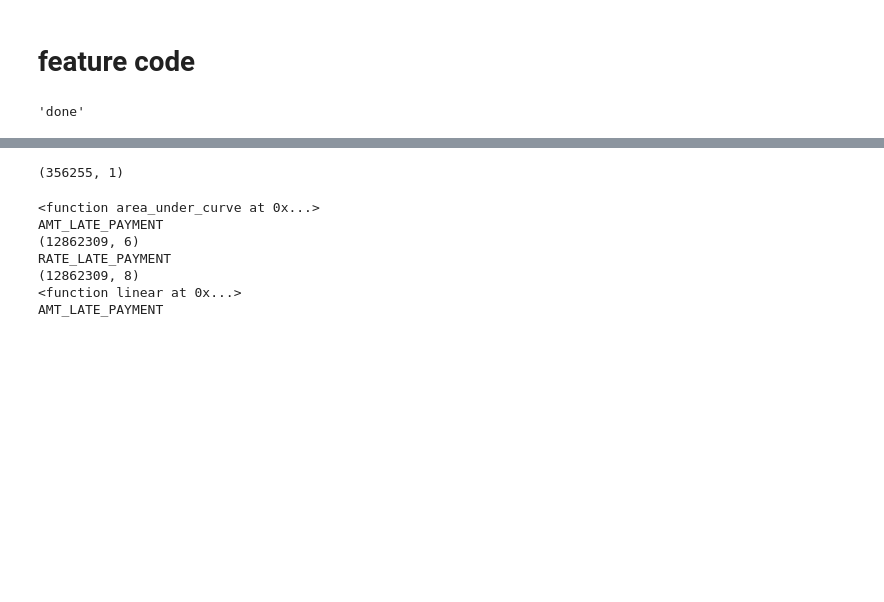
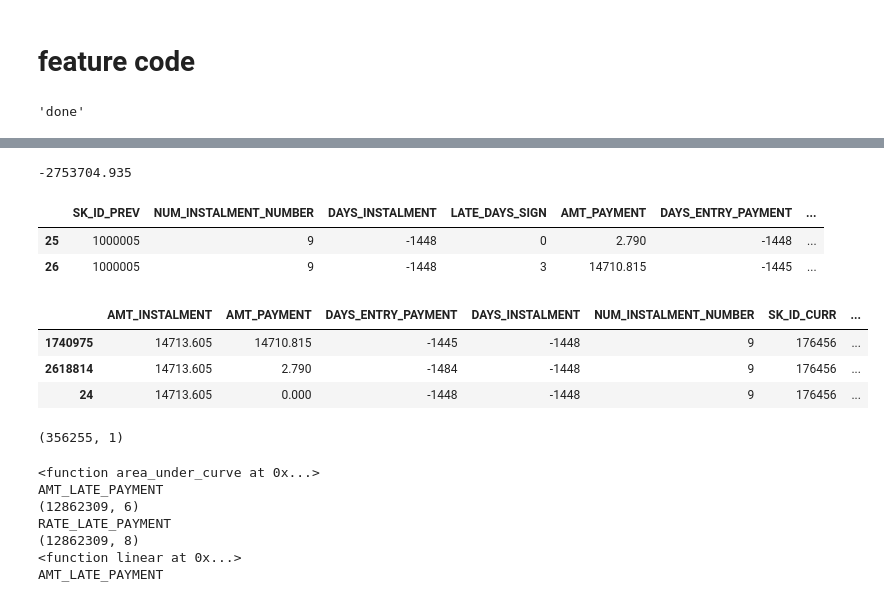
Before and after one commit to wluo-personal/AlphaBoosting, a Jupyter notebook: home_credit/haoyan/feature_trial/installments.ipynb, the cells around one changed output, grey strips where cells are left out. Saved outputs shown, nothing was run; the diff lists cells and outputs as text; code cells hidden in the pictures; blank space fills up the shorter version.

```diff
--- a/home_credit/haoyan/feature_trial/installments.ipynb
+++ b/home_credit/haoyan/feature_trial/installments.ipynb
@@ -239,3 +257,20 @@ dtype: object
+# %%
+payment_series['AMT_LATE_PAYMENT'].min()
+# %% [output]
+-2753704.935
+# %%
+payment_series[(payment_series['SK_ID_PREV']==1000005) & (payment_series['NUM_INSTALMENT_NUMBER']==9)]
+# %% [output]
+|  | SK_ID_PREV | NUM_INSTALMENT_NUMBER | DAYS_INSTALMENT | LATE_DAYS_SIGN | AMT_PAYMENT | DAYS_ENTRY_PAYMENT | ... |
+| 25 | 1000005 | 9 | -1448 | 0 | 2.790 | -1448 | ... |
+| 26 | 1000005 | 9 | -1448 | 3 | 14710.815 | -1445 | ... |
+# %%
+inst[(inst['SK_ID_PREV']==1000005) & (inst['NUM_INSTALMENT_NUMBER']==9)]
+# %% [output]
+|  | AMT_INSTALMENT | AMT_PAYMENT | DAYS_ENTRY_PAYMENT | DAYS_INSTALMENT | NUM_INSTALMENT_NUMBER | SK_ID_CURR | ... |
+| 1740975 | 14713.605 | 14710.815 | -1445 | -1448 | 9 | 176456 | ... |
+| 2618814 | 14713.605 | 2.790 | -1484 | -1448 | 9 | 176456 | ... |
+| 24 | 14713.605 | 0.000 | -1448 | -1448 | 9 | 176456 | ... |
 # %%
 import pandas as pd
 import numpy as np
```
Also changed, not shown: parts of 6 cells of this notebook, 4 other files.
